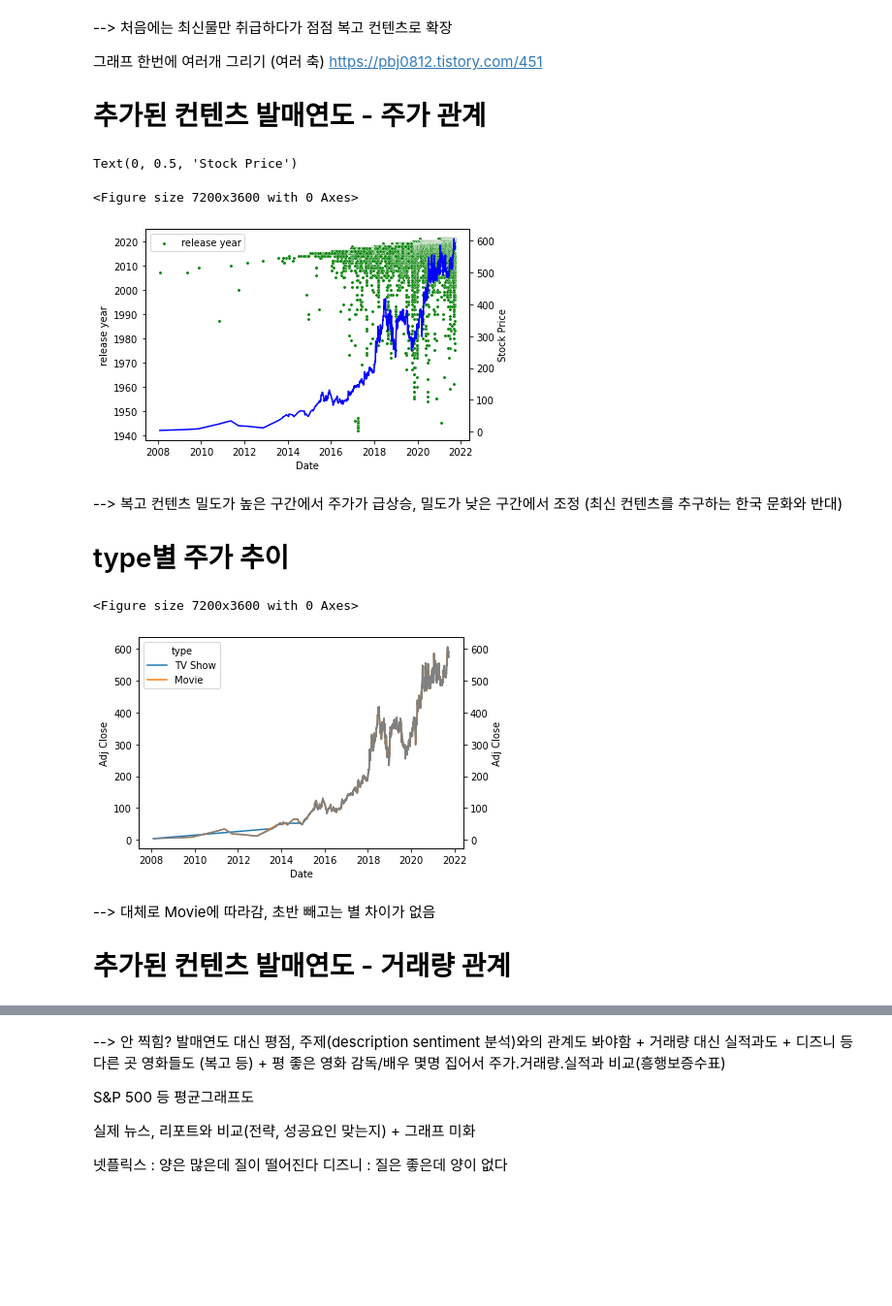
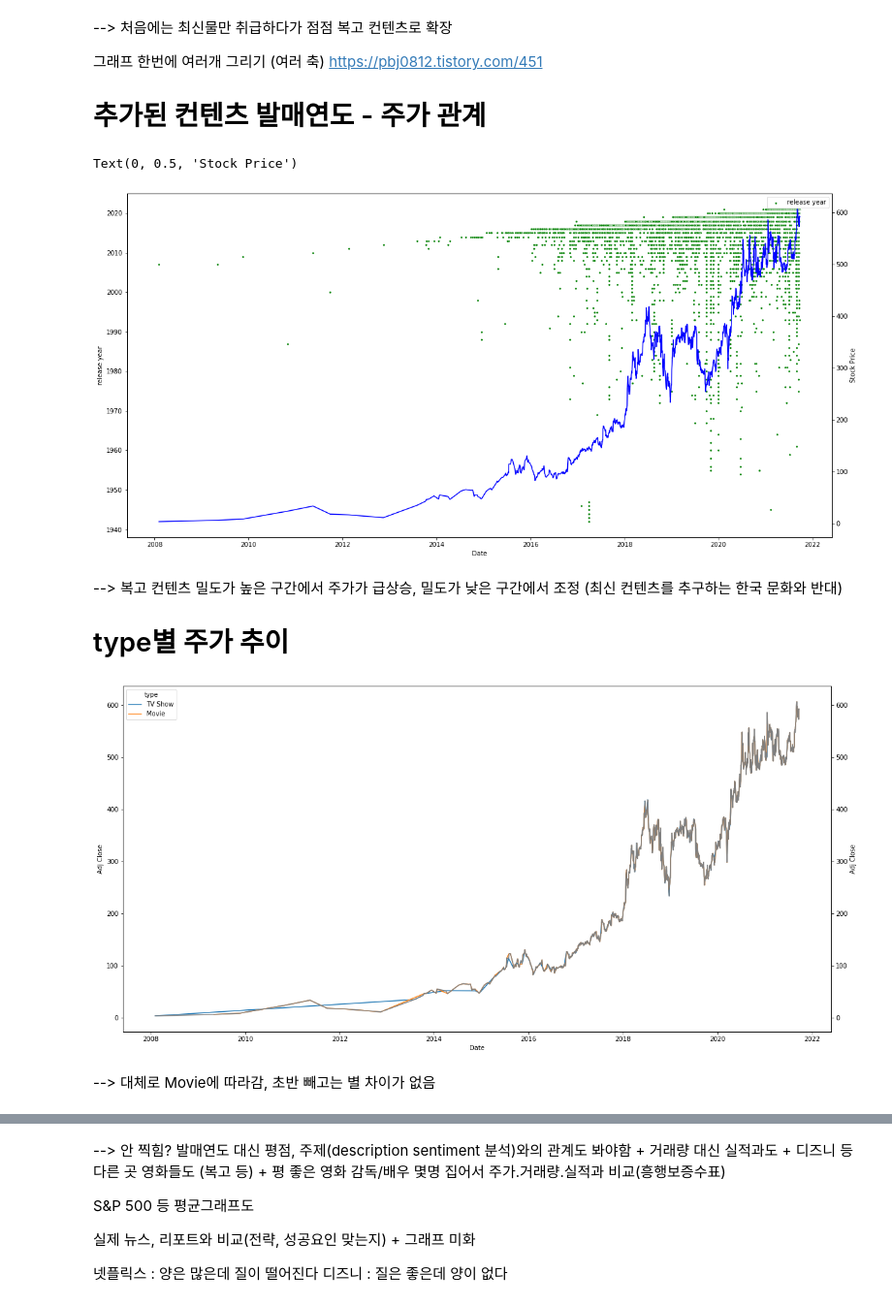
Before and after one commit to netfleeex/netflix_EDA, a Jupyter notebook: NETFLIX.ipynb, the cells around one changed output, grey strips where cells are left out. Shown at 97% size. Drawn from its saved outputs; the diff is of its cells as text; code cells hidden in the pictures; blank space fills up the shorter version.

```diff
--- a/NETFLIX.ipynb
+++ b/NETFLIX.ipynb
@@ -7,8 +9,7 @@ import seaborn as sns
 # %% [markdown]
 # netflix data 불러오기
 # %%
-csv_path = os.getenv("HOME") + "/aiffel/Netflix/data/netflix_titles.csv"
+csv_path = os.getenv("HOME") + "/aiffel/hackerthon/data/netflix_titles.csv"
 data = pd.read_csv(csv_path)
 data_copy=data.copy()
 df = pd.DataFrame(data)
-df
@@ -62,8 +42,8 @@ Name: date_added, Length: 8807, dtype: datetime64[ns]
 # %% [markdown]
 # netflix 주가&거래량 데이터 불러오기
 # %%
-csv_path = os.getenv("HOME") + "/aiffel/Netflix/data/netflix_stockprice.csv"
+csv_path = os.getenv("HOME") + "/aiffel/hackerthon/data/netflix_stockprice.csv"
 data2 = pd.read_csv(csv_path)
 data2_copy=data2.copy()
 df2 = pd.DataFrame(data2)
-df2
+df2.head()
@@ -104,8 +70,8 @@ memory usage: 267.1 KB
 # %% [markdown]
 # dtype 맞춰 주고 데이터 합치기
 # %%
-df_INNER = pd.merge(df, df2, left_on='date_added', right_on='Date', how='inner')
-df_INNER
+df_titles_stockprice = pd.merge(df, df2, left_on='date_added', right_on='Date', how='inner')
+df_titles_stockprice.head()
 # %% [output]
 |  | show_id | type | title | director | cast | country | date_added | release_year | rating | duration | ... |
 | 0 | s2 | TV Show | Blood & Water | NaN | Ama Qamata, Khosi Ngema, Gail Mab... | South Africa | 2021-09-24 | 2021 | TV-MA | 2 Seasons | ... |
@@ -170,40 +139,33 @@ https://pbj0812.tistory.com/451
 
 # 추가된 컨텐츠 발매연도 - 주가 관계
 # %%
-plt.figure(figsize = (100, 50))
-fig, axe1 = plt.subplots()
+fig, axe1 = plt.subplots(figsize = (20, 10)) # figsize 안에 넣어야 적용됨
 axe2 = axe1.twinx()
 
-c1 = sns.scatterplot(ax = axe1, data = df_INNER, x = 'Date', y = 'release_year', color = 'g', s=10)
-c2 = sns.lineplot(ax = axe2, data = df_INNER, x = 'Date', y = 'Adj Close', color = 'b')
+c1 = sns.scatterplot(ax = axe1, data = df_titles_stockprice, x = 'Date', y = 'release_year', color = 'g', s=10)
+c2 = sns.lineplot(ax = axe2, data = df_titles_stockprice, x = 'Date', y = 'Adj Close', color = 'b')
 
 axe1.legend(['release year','Stock Price'])
 
 #plt.legend(bbox_to_anchor=(1.03, 1), loc=2) #legend 그래프 밖에 추가하기인데 안 먹힘
 
 axe1.set_ylabel('release year')
 axe2.set_ylabel('Stock Price')
 # %% [output]
 Text(0, 0.5, 'Stock Price')
-<Figure size 7200x3600 with 0 Axes>
-[figure, old version]
+[figure, new version]
 # %% [markdown]
 --> 복고 컨텐츠 밀도가 높은 구간에서 주가가 급상승, 밀도가 낮은 구간에서 조정 (최신 컨텐츠를 추구하는 한국 문화와 반대)
 
 
 # type별 주가 추이
 # %%
-plt.figure(figsize = (100, 50))
-fig, axe1 = plt.subplots()
+fig, axe1 = plt.subplots(figsize = (20, 10)) # figsize 안에 넣어야 적용됨
 axe2 = axe1.twinx()
 
-c1 = sns.lineplot(ax = axe1, data = df_INNER, x = 'Date', y = 'Adj Close', hue='type')
-c2 = sns.lineplot(ax = axe2, data = df_INNER, x = 'Date', y = 'Adj Close', color = 'gray')
+c1 = sns.lineplot(ax = axe1, data = df_titles_stockprice, x = 'Date', y = 'Adj Close', hue='type')
+c2 = sns.lineplot(ax = axe2, data = df_titles_stockprice, x = 'Date', y = 'Adj Close', color = 'gray')
 # %% [output]
-<Figure size 7200x3600 with 0 Axes>
-[figure, old version]
+[figure, new version]
 # %% [markdown]
 --> 대체로 Movie에 따라감, 초반 빼고는 별 차이가 없음
-
-
-# 추가된 컨텐츠 발매연도 - 거래량 관계
```
Also changed, not shown: parts of 53 cells of this notebook.
